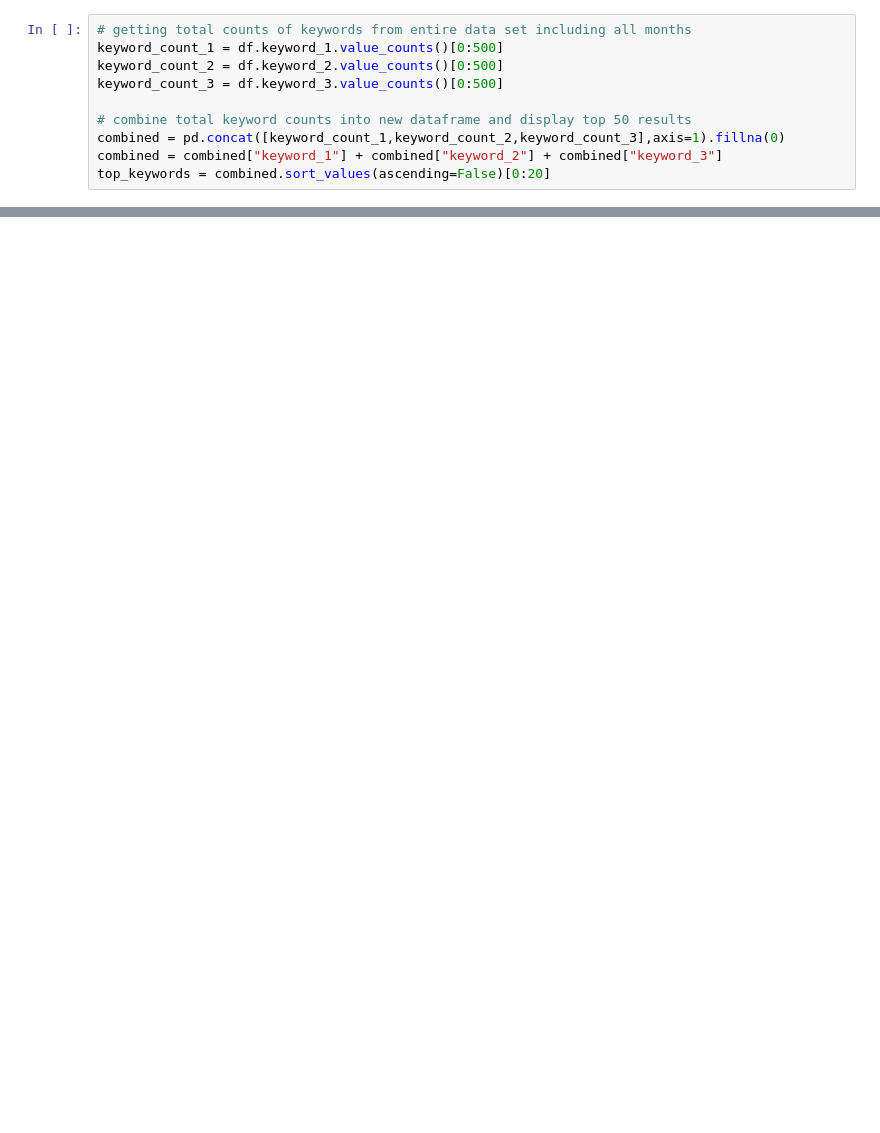
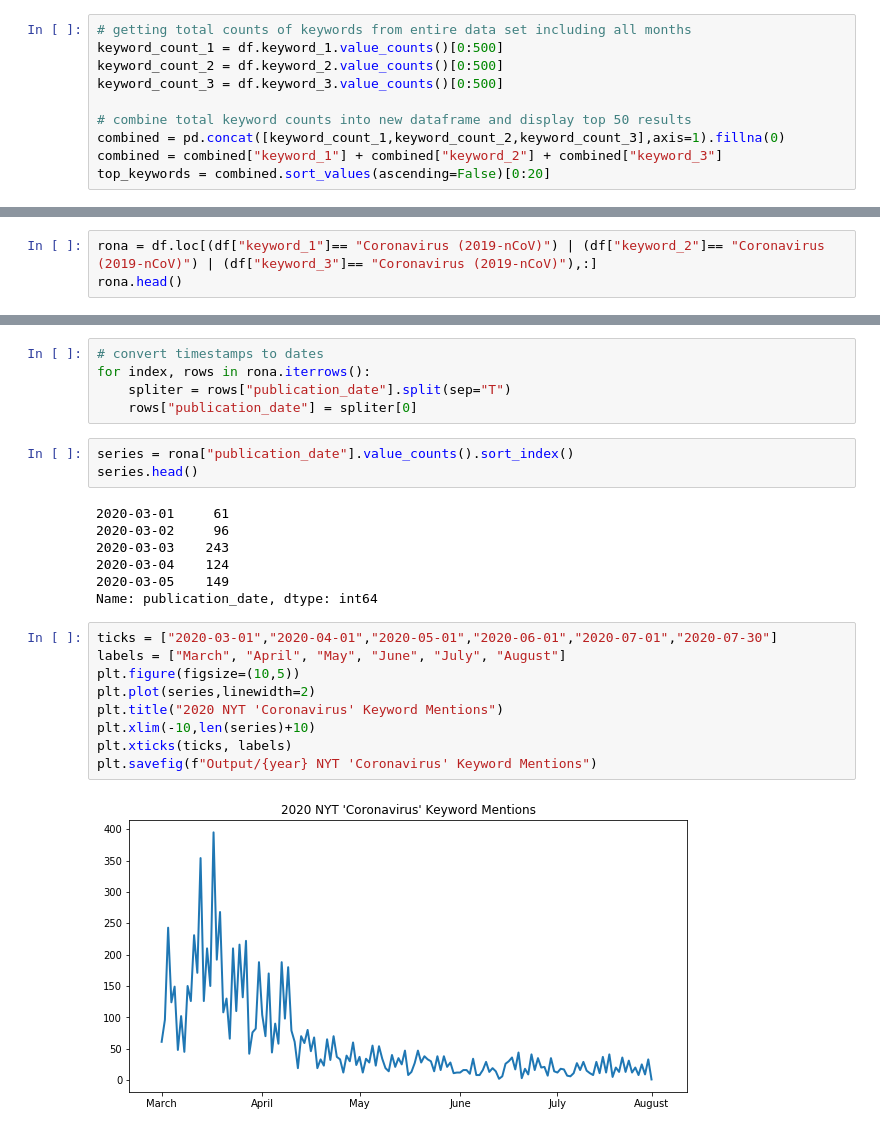
Before and after one commit to RoarkJ/NYT-Keyword-Analysis, a Jupyter notebook: multi_month.ipynb, the cells around one changed output, grey strips where cells are left out. Cells and saved outputs as stored; diff of their text form; blank space fills up the shorter version.

Commit message:
coronavirus keyword search

```diff
--- a/multi_month.ipynb
+++ b/multi_month.ipynb
@@ -78,0 +80,3 @@ plt.savefig(f"Output/{year} Top NYT Keywords (March - July).png")
+# %%
+rona = df.loc[(df["keyword_1"]== "Coronavirus (2019-nCoV)") | (df["keyword_2"]== "Coronavirus (2019-nCoV)") | (df["keyword_3"]== "Coronavirus (2019-nCoV)"),:]
+rona.head()
@@ -78,0 +90,26 @@ plt.savefig(f"Output/{year} Top NYT Keywords (March - July).png")
+# %%
+# convert timestamps to dates
+for index, rows in rona.iterrows():
+    spliter = rows["publication_date"].split(sep="T")
+    rows["publication_date"] = spliter[0]
+# %%
+series = rona["publication_date"].value_counts().sort_index()
+series.head()
+# %% [output]
+2020-03-01     61
+2020-03-02     96
+2020-03-03    243
+2020-03-04    124
+2020-03-05    149
+Name: publication_date, dtype: int64
+# %%
+ticks = ["2020-03-01","2020-04-01","2020-05-01","2020-06-01","2020-07-01","2020-07-30"]
+labels = ["March", "April", "May", "June", "July", "August"]
+plt.figure(figsize=(10,5))
+plt.plot(series,linewidth=2)
+plt.title("2020 NYT 'Coronavirus' Keyword Mentions")
+plt.xlim(-10,len(series)+10)
+plt.xticks(ticks, labels)
+plt.savefig(f"Output/{year} NYT 'Coronavirus' Keyword Mentions")
+# %% [output]
+[figure, added]
```
Also changed, not shown: parts of 5 cells of this notebook.
